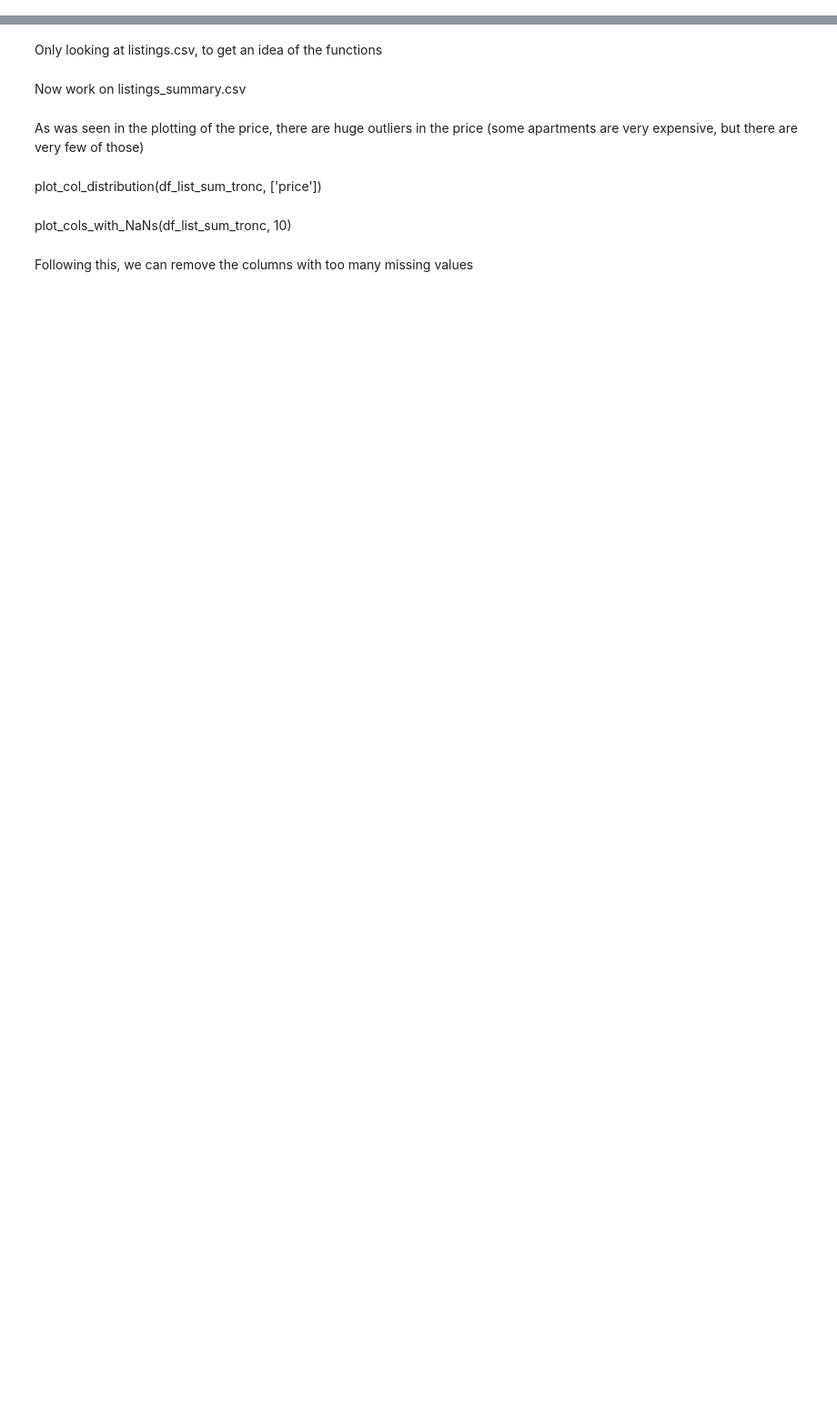
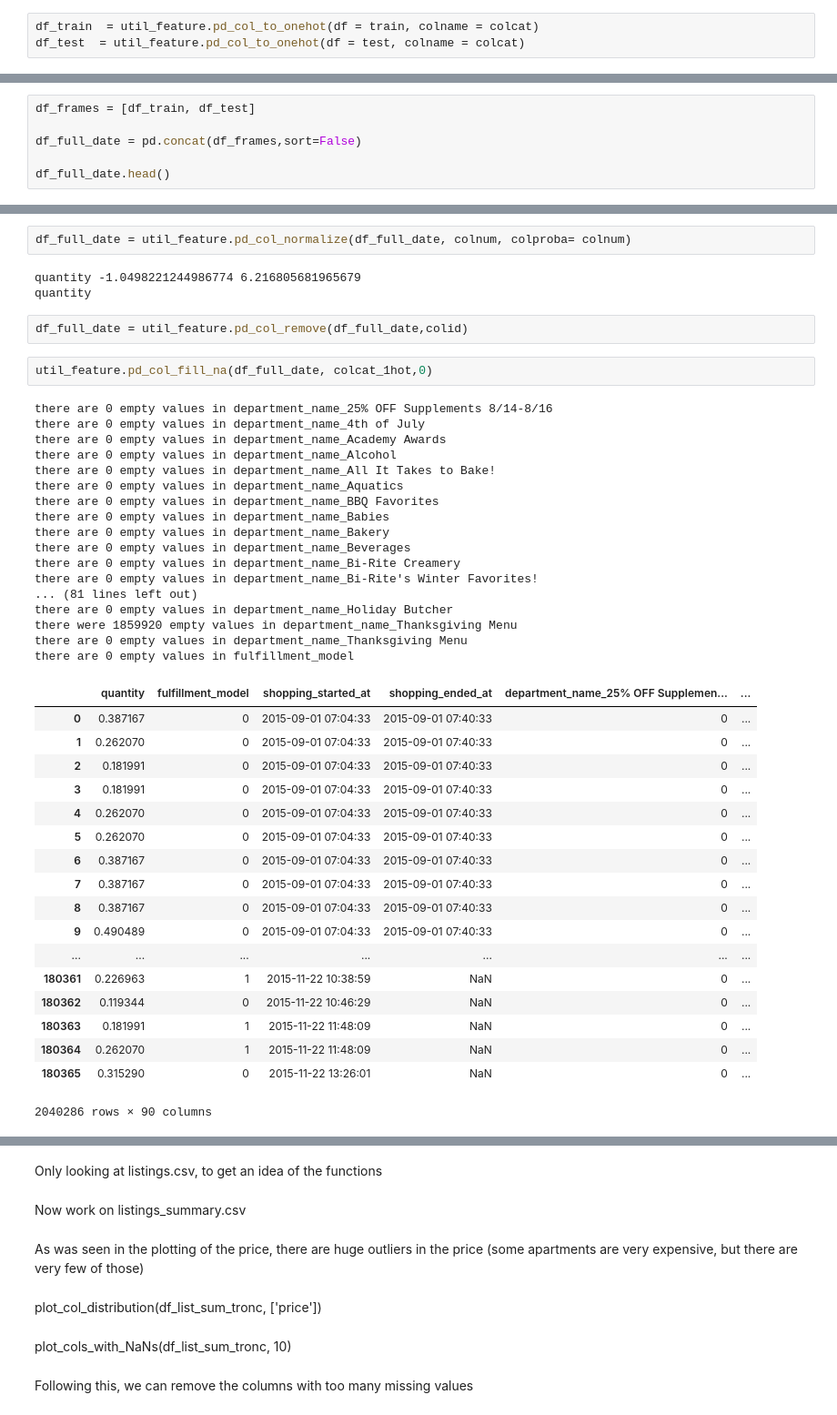
Before and after one commit to arita37/da, a Jupyter notebook: da/shopping_timeseries.ipynb, the cells around one changed output, grey strips where cells are left out. Shown at 91% size. Cells and saved outputs as stored; diff of their text form; blank space fills up the shorter version.

```diff
--- a/da/shopping_timeseries.ipynb
+++ b/da/shopping_timeseries.ipynb
@@ -30,0 +41,3 @@ colcat_1hot
+# %%
+df_train  = util_feature.pd_col_to_onehot(df = train, colname = colcat)
+df_test  = util_feature.pd_col_to_onehot(df = test, colname = colcat)
@@ -30,0 +107,6 @@ colcat_1hot
+# %%
+df_frames = [df_train, df_test]
+
+df_full_date = pd.concat(df_frames,sort=False)
+
+df_full_date.head()
@@ -30,0 +121,45 @@ colcat_1hot
+# %%
+df_full_date = util_feature.pd_col_normalize(df_full_date, colnum, colproba= colnum)
+# %% [output]
+quantity -1.0498221244986774 6.216805681965679
+quantity
+# %%
+df_full_date = util_feature.pd_col_remove(df_full_date,colid)
+# %%
+util_feature.pd_col_fill_na(df_full_date, colcat_1hot,0)
+# %% [output]
+there are 0 empty values in department_name_25% OFF Supplements 8/14-8/16
+there are 0 empty values in department_name_4th of July
+there are 0 empty values in department_name_Academy Awards
+there are 0 empty values in department_name_Alcohol
+there are 0 empty values in department_name_All It Takes to Bake!
+there are 0 empty values in department_name_Aquatics
+there are 0 empty values in department_name_BBQ Favorites
+there are 0 empty values in department_name_Babies
+there are 0 empty values in department_name_Bakery
+there are 0 empty values in department_name_Beverages
+there are 0 empty values in department_name_Bi-Rite Creamery
+there are 0 empty values in department_name_Bi-Rite's Winter Favorites!
+... (81 lines left out)
+there are 0 empty values in department_name_Holiday Butcher
+there were 1859920 empty values in department_name_Thanksgiving Menu
+there are 0 empty values in department_name_Thanksgiving Menu
+there are 0 empty values in fulfillment_model
+|  | quantity | fulfillment_model | shopping_started_at | shopping_ended_at | department_name_25% OFF Supplemen... | ... |
+| 0 | 0.387167 | 0 | 2015-09-01 07:04:33 | 2015-09-01 07:40:33 | 0 | ... |
+| 1 | 0.262070 | 0 | 2015-09-01 07:04:33 | 2015-09-01 07:40:33 | 0 | ... |
+| 2 | 0.181991 | 0 | 2015-09-01 07:04:33 | 2015-09-01 07:40:33 | 0 | ... |
+| 3 | 0.181991 | 0 | 2015-09-01 07:04:33 | 2015-09-01 07:40:33 | 0 | ... |
+| 4 | 0.262070 | 0 | 2015-09-01 07:04:33 | 2015-09-01 07:40:33 | 0 | ... |
+| 5 | 0.262070 | 0 | 2015-09-01 07:04:33 | 2015-09-01 07:40:33 | 0 | ... |
+| 6 | 0.387167 | 0 | 2015-09-01 07:04:33 | 2015-09-01 07:40:33 | 0 | ... |
+| 7 | 0.387167 | 0 | 2015-09-01 07:04:33 | 2015-09-01 07:40:33 | 0 | ... |
+| 8 | 0.387167 | 0 | 2015-09-01 07:04:33 | 2015-09-01 07:40:33 | 0 | ... |
+| 9 | 0.490489 | 0 | 2015-09-01 07:04:33 | 2015-09-01 07:40:33 | 0 | ... |
+| ... | ... | ... | ... | ... | ... | ... |
+| 180361 | 0.226963 | 1 | 2015-11-22 10:38:59 | NaN | 0 | ... |
+| 180362 | 0.119344 | 0 | 2015-11-22 10:46:29 | NaN | 0 | ... |
+| 180363 | 0.181991 | 1 | 2015-11-22 11:48:09 | NaN | 0 | ... |
+| 180364 | 0.262070 | 1 | 2015-11-22 11:48:09 | NaN | 0 | ... |
+| 180365 | 0.315290 | 0 | 2015-11-22 13:26:01 | NaN | 0 | ... |
+2040286 rows × 90 columns
```
Also changed, not shown: parts of 14 cells of this notebook.
